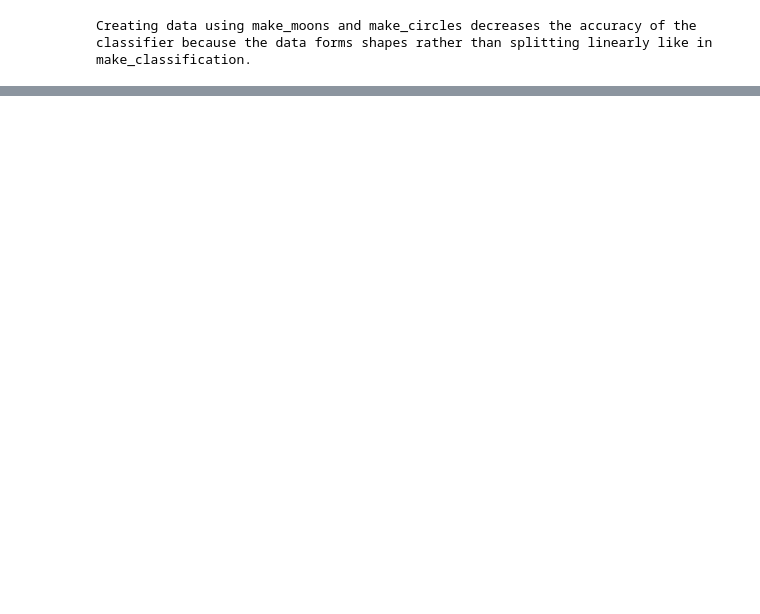
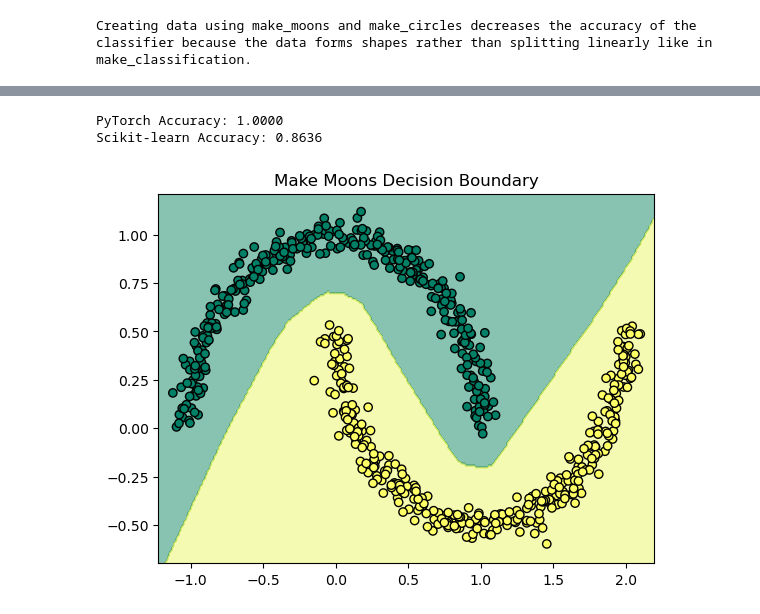
Before and after one commit to hrwilly/Deep-Learning-Homework, a Jupyter notebook: Homework_4/hw4-2.ipynb, the cells around one changed output, grey strips where cells are left out. Saved outputs shown, nothing was run; the diff lists cells and outputs as text; code cells hidden in the pictures; blank space fills up the shorter version.

```diff
--- a/Homework_4/hw4-2.ipynb
+++ b/Homework_4/hw4-2.ipynb
@@ -92,0 +115,6 @@ Creating data using make_moons and make_circles decreases the accuracy of the cl
+# %%
+min_entropy(hw.Make_moons(1000), DeeperNN(), 'ADAM', 'Make Moons')
+# %% [output]
+PyTorch Accuracy: 1.0000
+Scikit-learn Accuracy: 0.8636
+[figure, added]
```
Also changed, not shown: parts of 7 cells of this notebook.
